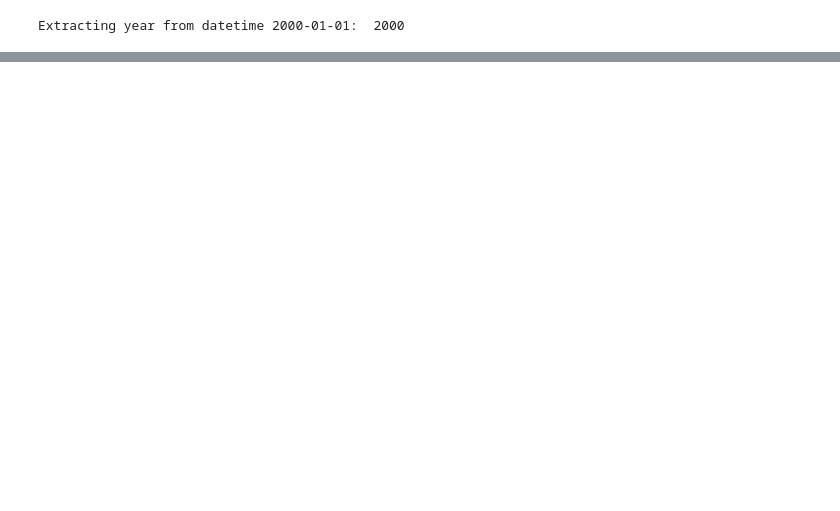
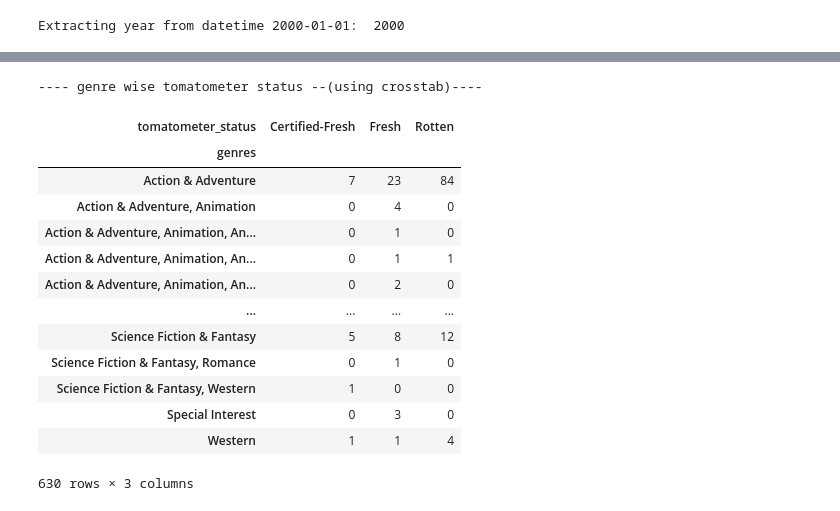
Before and after one commit to mynkbtp/ML_workspace_2022, a Jupyter notebook: NLP/critics_movie_reviews.ipynb, the cells around one changed output, grey strips where cells are left out. Saved outputs shown, nothing was run; the diff lists cells and outputs as text; code cells hidden in the pictures; blank space fills up the shorter version.

```diff
--- a/NLP/critics_movie_reviews.ipynb
+++ b/NLP/critics_movie_reviews.ipynb
@@ -151,0 +385,19 @@ sns.displot(data=movies_df.release_year)
+# %%
+print("---- genre wise tomatometer status --(using crosstab)----")
+pd.crosstab(movies_2k_df.genres,movies_2k_df.tomatometer_status)
+# %% [output]
+---- genre wise tomatometer status --(using crosstab)----
+| tomatometer_status | Certified-Fresh | Fresh | Rotten |
+| genres |  |  |  |
+| Action & Adventure | 7 | 23 | 84 |
+| Action & Adventure, Animation | 0 | 4 | 0 |
+| Action & Adventure, Animation, An... | 0 | 1 | 0 |
+| Action & Adventure, Animation, An... | 0 | 1 | 1 |
+| Action & Adventure, Animation, An... | 0 | 2 | 0 |
+| ... | ... | ... | ... |
+| Science Fiction & Fantasy | 5 | 8 | 12 |
+| Science Fiction & Fantasy, Romance | 0 | 1 | 0 |
+| Science Fiction & Fantasy, Western | 1 | 0 | 0 |
+| Special Interest | 0 | 3 | 0 |
+| Western | 1 | 1 | 4 |
+630 rows × 3 columns
```
Also changed, not shown: parts of 28 cells of this notebook.
